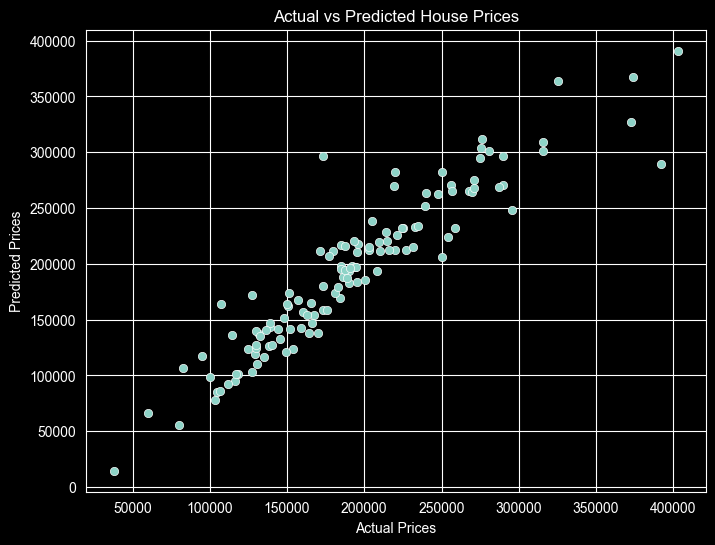
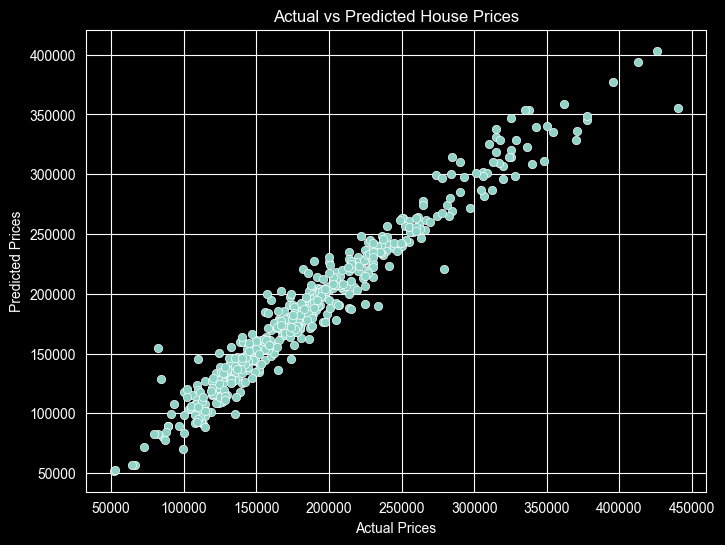
Code edit (unified diff) that turned the first committed figure into the second:
--- before
+++ after
@@ -49,8 +49,8 @@
 model.fit(X_train, y_train)
 
-y_pred = model.predict(X_test)
+y_pred = model.predict(X_train)
 
 plt.figure(figsize=(8,6))
-sns.scatterplot(x=y_test, y=y_pred)
+sns.scatterplot(x=y_train, y=y_pred)
 plt.xlabel("Actual Prices")
 plt.ylabel("Predicted Prices")
@@ -58,6 +58,6 @@
 plt.show()
 
-square = mean_squared_error(y_test, y_pred)
-triangle = r2_score(y_test, y_pred)
+square = mean_squared_error(y_train, y_pred)
+triangle = r2_score(y_train, y_pred)
 print(f"Mean Squared Error: {square}")
 print(f"R-Squared Score: {triangle}")

Commit: Fixed up the issuse with training + test data conflictions